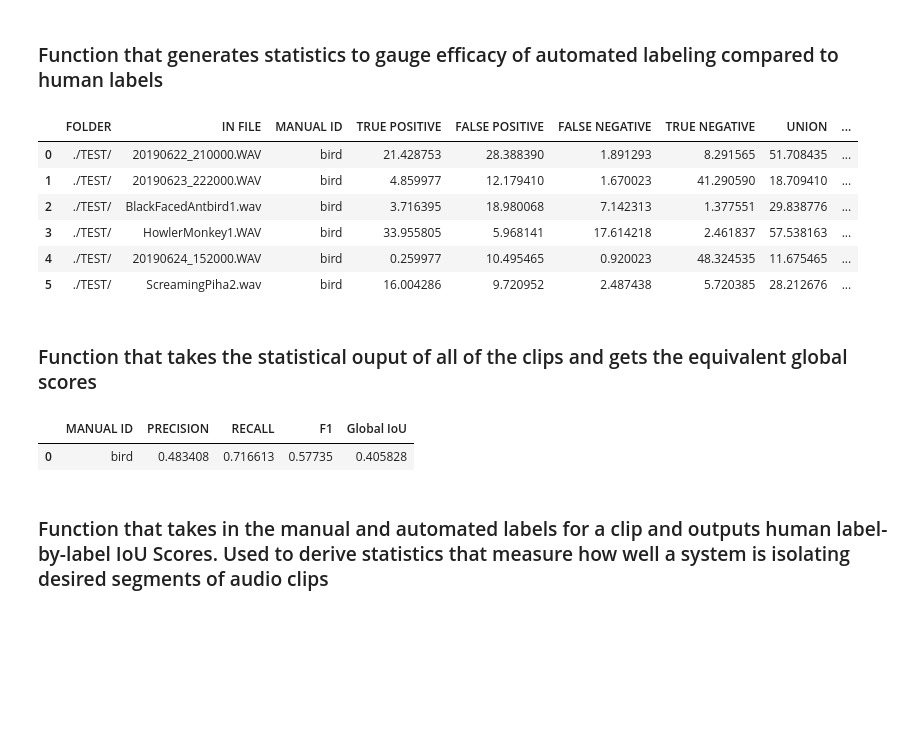
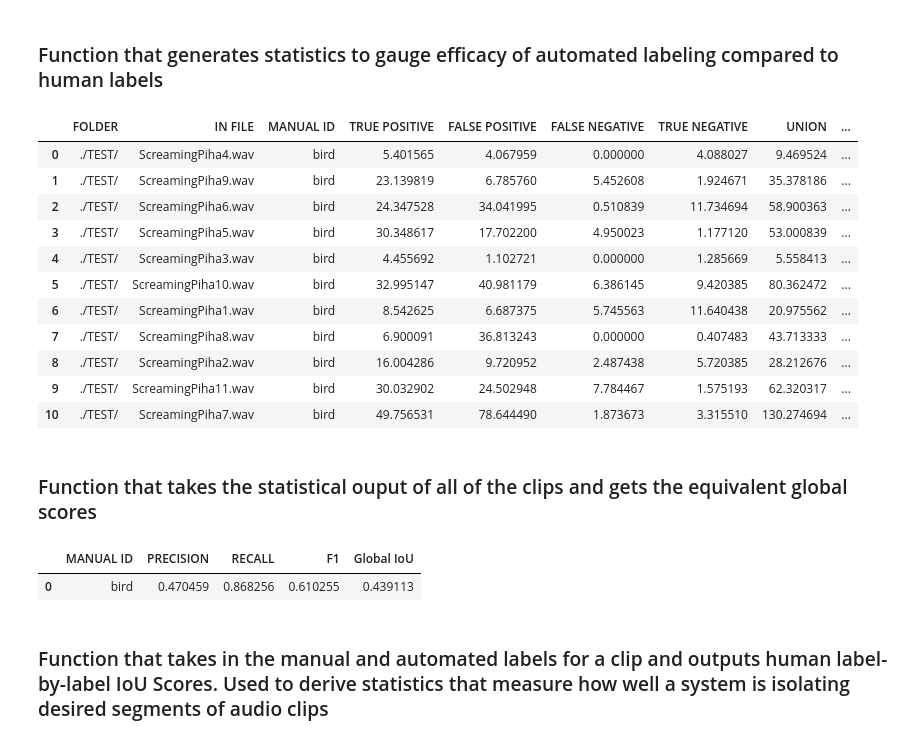
Before and after one commit to UCSD-E4E/PyHa, a Jupyter notebook: PyHa_Tutorial.ipynb, the cells around one changed output. Drawn from its saved outputs; the diff is of its cells as text; code cells hidden in the pictures; blank space fills up the shorter version.

```diff
--- a/PyHa_Tutorial.ipynb
+++ b/PyHa_Tutorial.ipynb
@@ -54,7 +53,7 @@ annotation_duration_statistics(automated_df)
 # %% [markdown]
 ### Human Manual Labels for Comparison
 # %%
-manual_df = pd.read_csv("Manual_Labels.csv")
+manual_df = pd.read_csv("ScreamingPiha_Manual_Labels.csv")
 #manual_df = pd.read_csv("BirdCLEF2020_Validation.csv")
 manual_df
 # %% [output]
@@ -160,19 +157,24 @@ statistics_df = automated_labeling_statistics(automated_df,manual_df,stats_type
 statistics_df
 # %% [output]
 |  | FOLDER | IN FILE | MANUAL ID | TRUE POSITIVE | FALSE POSITIVE | FALSE NEGATIVE | TRUE NEGATIVE | UNION | ... |
-| 0 | ./TEST/ | 20190622_210000.WAV | bird | 21.428753 | 28.388390 | 1.891293 | 8.291565 | 51.708435 | ... |
-| 1 | ./TEST/ | 20190623_222000.WAV | bird | 4.859977 | 12.179410 | 1.670023 | 41.290590 | 18.709410 | ... |
-| 2 | ./TEST/ | BlackFacedAntbird1.wav | bird | 3.716395 | 18.980068 | 7.142313 | 1.377551 | 29.838776 | ... |
-| 3 | ./TEST/ | HowlerMonkey1.WAV | bird | 33.955805 | 5.968141 | 17.614218 | 2.461837 | 57.538163 | ... |
-| 4 | ./TEST/ | 20190624_152000.WAV | bird | 0.259977 | 10.495465 | 0.920023 | 48.324535 | 11.675465 | ... |
-| 5 | ./TEST/ | ScreamingPiha2.wav | bird | 16.004286 | 9.720952 | 2.487438 | 5.720385 | 28.212676 | ... |
+| 0 | ./TEST/ | ScreamingPiha4.wav | bird | 5.401565 | 4.067959 | 0.000000 | 4.088027 | 9.469524 | ... |
+| 1 | ./TEST/ | ScreamingPiha9.wav | bird | 23.139819 | 6.785760 | 5.452608 | 1.924671 | 35.378186 | ... |
+| 2 | ./TEST/ | ScreamingPiha6.wav | bird | 24.347528 | 34.041995 | 0.510839 | 11.734694 | 58.900363 | ... |
+| 3 | ./TEST/ | ScreamingPiha5.wav | bird | 30.348617 | 17.702200 | 4.950023 | 1.177120 | 53.000839 | ... |
+| 4 | ./TEST/ | ScreamingPiha3.wav | bird | 4.455692 | 1.102721 | 0.000000 | 1.285669 | 5.558413 | ... |
+| 5 | ./TEST/ | ScreamingPiha10.wav | bird | 32.995147 | 40.981179 | 6.386145 | 9.420385 | 80.362472 | ... |
+| 6 | ./TEST/ | ScreamingPiha1.wav | bird | 8.542625 | 6.687375 | 5.745563 | 11.640438 | 20.975562 | ... |
+| 7 | ./TEST/ | ScreamingPiha8.wav | bird | 6.900091 | 36.813243 | 0.000000 | 0.407483 | 43.713333 | ... |
+| 8 | ./TEST/ | ScreamingPiha2.wav | bird | 16.004286 | 9.720952 | 2.487438 | 5.720385 | 28.212676 | ... |
+| 9 | ./TEST/ | ScreamingPiha11.wav | bird | 30.032902 | 24.502948 | 7.784467 | 1.575193 | 62.320317 | ... |
+| 10 | ./TEST/ | ScreamingPiha7.wav | bird | 49.756531 | 78.644490 | 1.873673 | 3.315510 | 130.274694 | ... |
 # %% [markdown]
 ### Function that takes the statistical ouput of all of the clips and gets the equivalent global scores
 # %%
-global_dataset_statistics(statistics_df)
+global_dataset_statistics(statistics_df, stats_type = "general")
 # %% [output]
 |  | MANUAL ID | PRECISION | RECALL | F1 | Global IoU |
-| 0 | bird | 0.483408 | 0.716613 | 0.57735 | 0.405828 |
+| 0 | bird | 0.470459 | 0.868256 | 0.610255 | 0.439113 |
 # %% [markdown]
 ### Function that takes in the manual and automated labels for a clip and outputs human label-by-label IoU Scores. Used to derive statistics that measure how well a system is isolating desired segments of audio clips
 # %%
```
Also changed, not shown: parts of 13 cells of this notebook, 3 other files.
